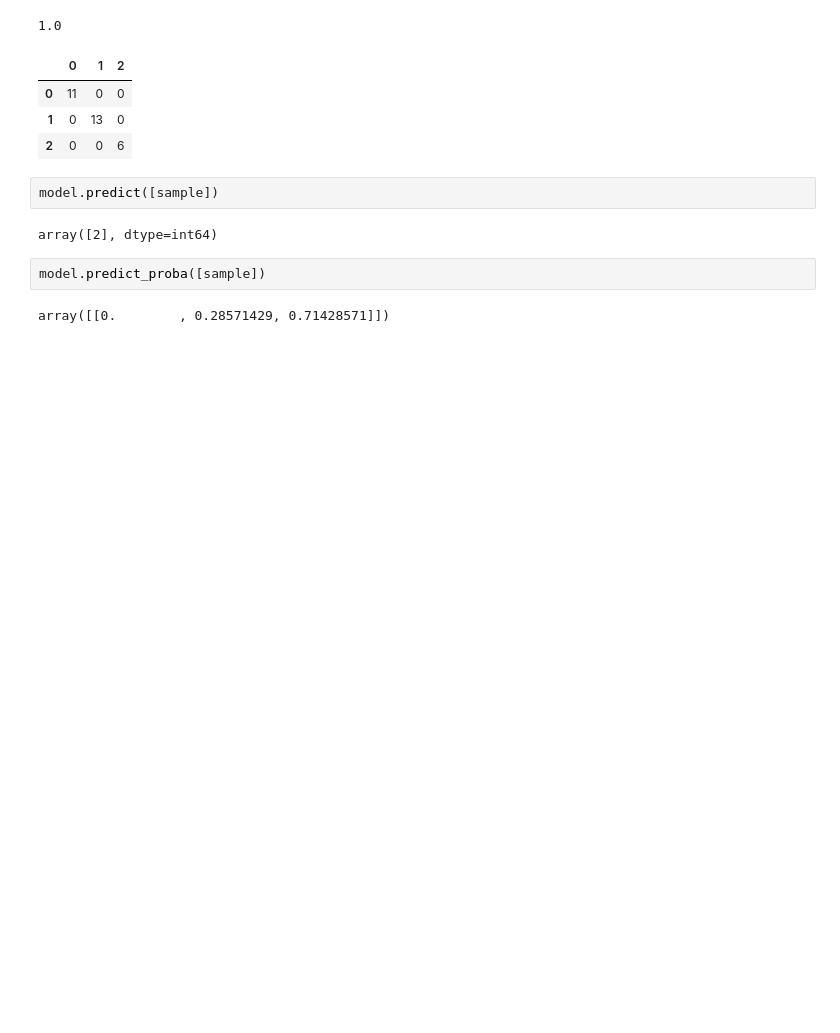
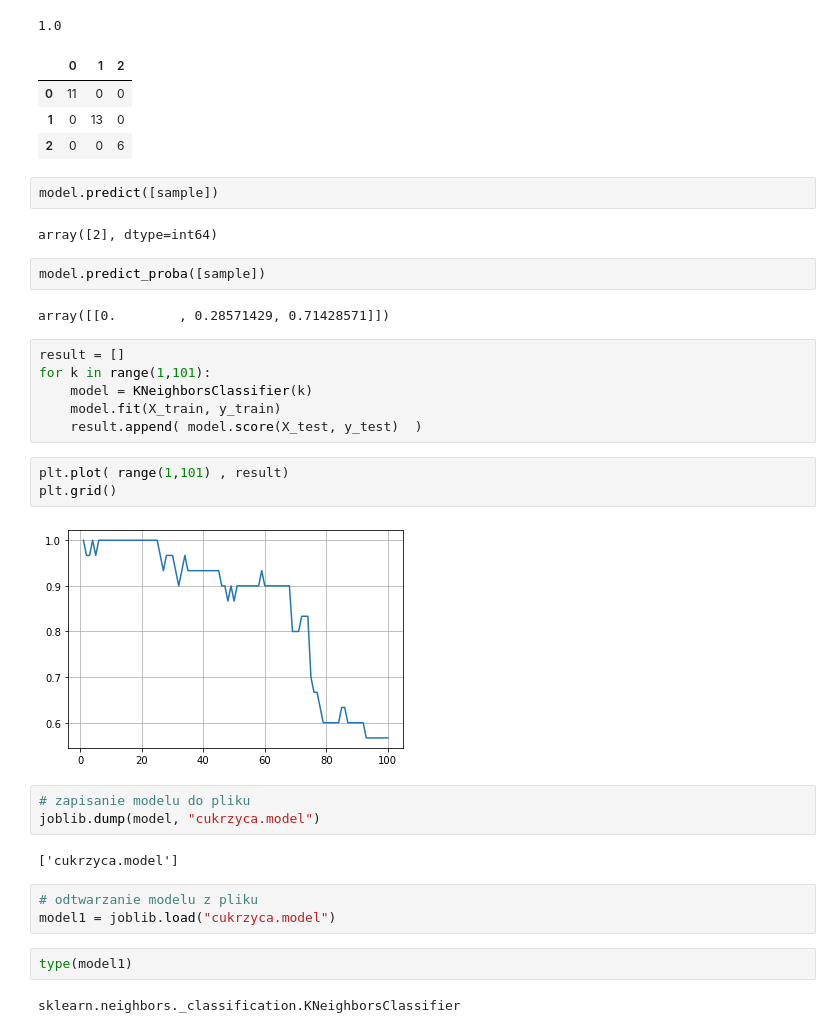
Before and after one commit to pad1903alx/kursalx, a Jupyter notebook: Dzien07/03-knn.ipynb, the cells around one changed output. Saved outputs shown, nothing was run; the diff lists cells and outputs as text; blank space fills up the shorter version.

```diff
--- a/Dzien07/03-knn.ipynb
+++ b/Dzien07/03-knn.ipynb
@@ -135,3 +135,26 @@ array([2], dtype=int64)
 model.predict_proba([sample])
 # %% [output]
 array([[0.        , 0.28571429, 0.71428571]])
+# %%
+result = []
+for k in range(1,101):
+    model = KNeighborsClassifier(k)
+    model.fit(X_train, y_train)
+    result.append( model.score(X_test, y_test)  )
+# %%
+plt.plot( range(1,101) , result)
+plt.grid()
+# %% [output]
+[figure, added]
+# %%
+# zapisanie modelu do pliku
+joblib.dump(model, "cukrzyca.model")
+# %% [output]
+['cukrzyca.model']
+# %%
+# odtwarzanie modelu z pliku
+model1 = joblib.load("cukrzyca.model")
+# %%
+type(model1)
+# %% [output]
+sklearn.neighbors._classification.KNeighborsClassifier
```
Also changed, not shown: 1 other file.
